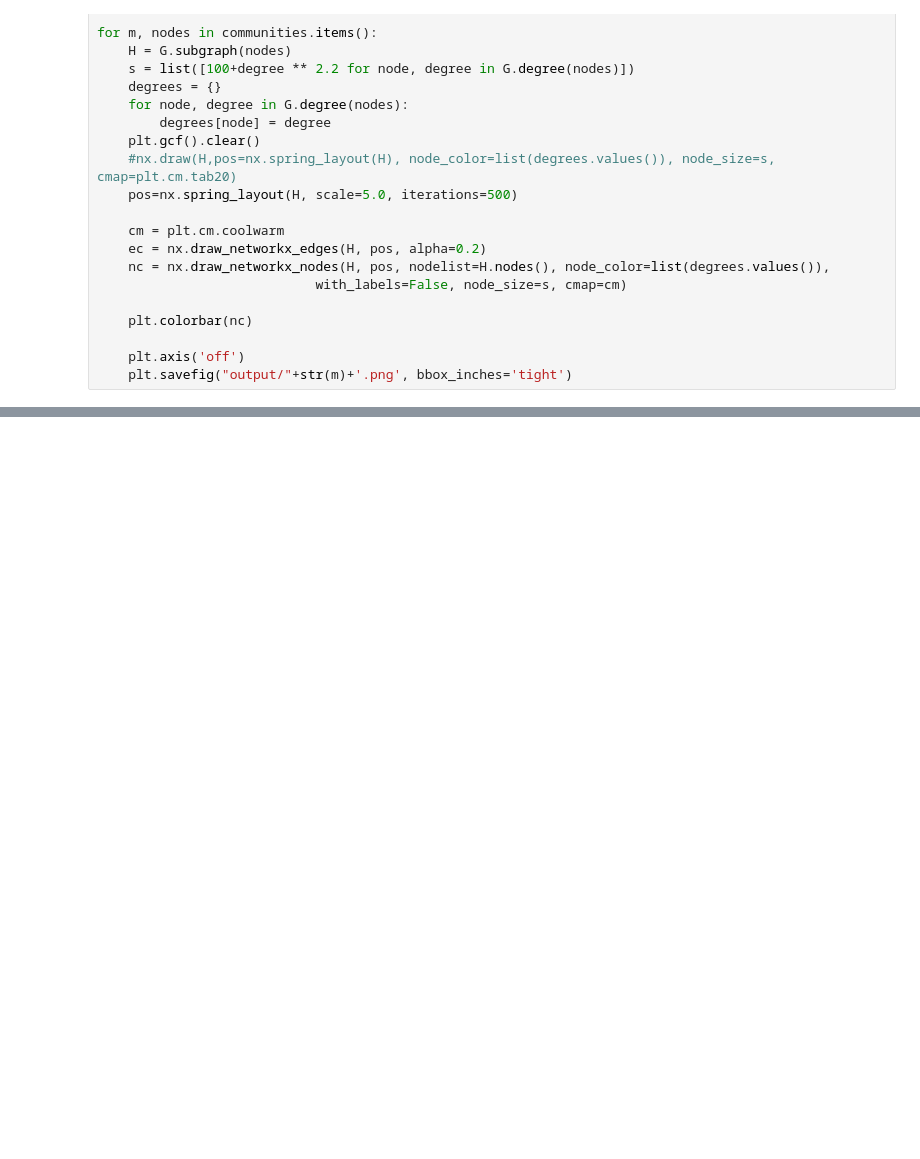
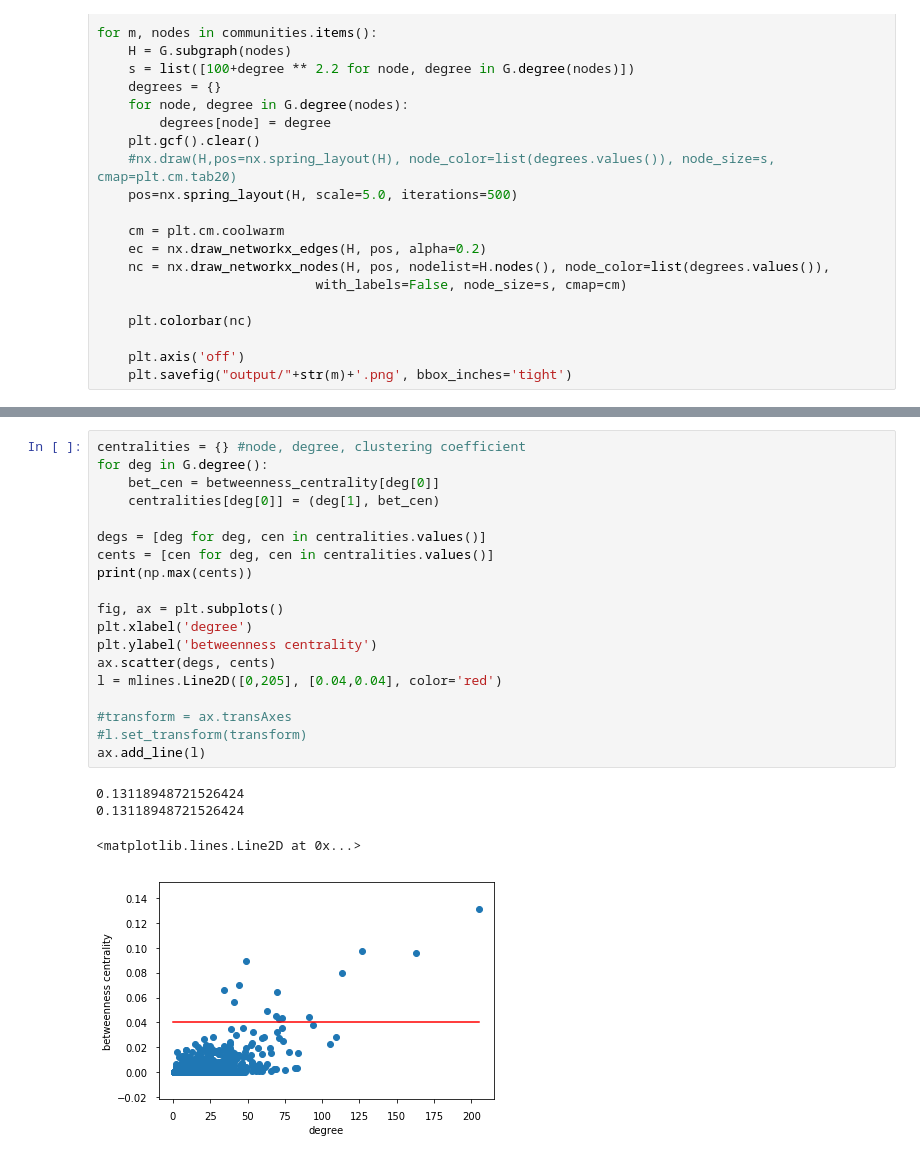
Before and after one commit to mariusgiger/network-analysis-pgp, a Jupyter notebook: PGP - Communities.ipynb, the cells around one changed output, grey strips where cells are left out. Saved outputs shown, nothing was run; the diff lists cells and outputs as text; blank space fills up the shorter version.

```diff
--- a/PGP - Communities.ipynb
+++ b/PGP - Communities.ipynb
@@ -74,0 +114,24 @@ for m, nodes in communities.items():
+# %%
+centralities = {} #node, degree, clustering coefficient
+for deg in G.degree():
+    bet_cen = betweenness_centrality[deg[0]]
+    centralities[deg[0]] = (deg[1], bet_cen)
+
+degs = [deg for deg, cen in centralities.values()]
+cents = [cen for deg, cen in centralities.values()]
+print(np.max(cents))
+
+fig, ax = plt.subplots()
+plt.xlabel('degree')
+plt.ylabel('betweenness centrality')
+ax.scatter(degs, cents)
+l = mlines.Line2D([0,205], [0.04,0.04], color='red')
+
+#transform = ax.transAxes
+#l.set_transform(transform)
+ax.add_line(l)
+# %% [output]
+0.13118948721526424
+0.13118948721526424
+<matplotlib.lines.Line2D at 0x...>
+[figure, added]
```
Also changed, not shown: parts of 4 cells of this notebook, 2 other files.
